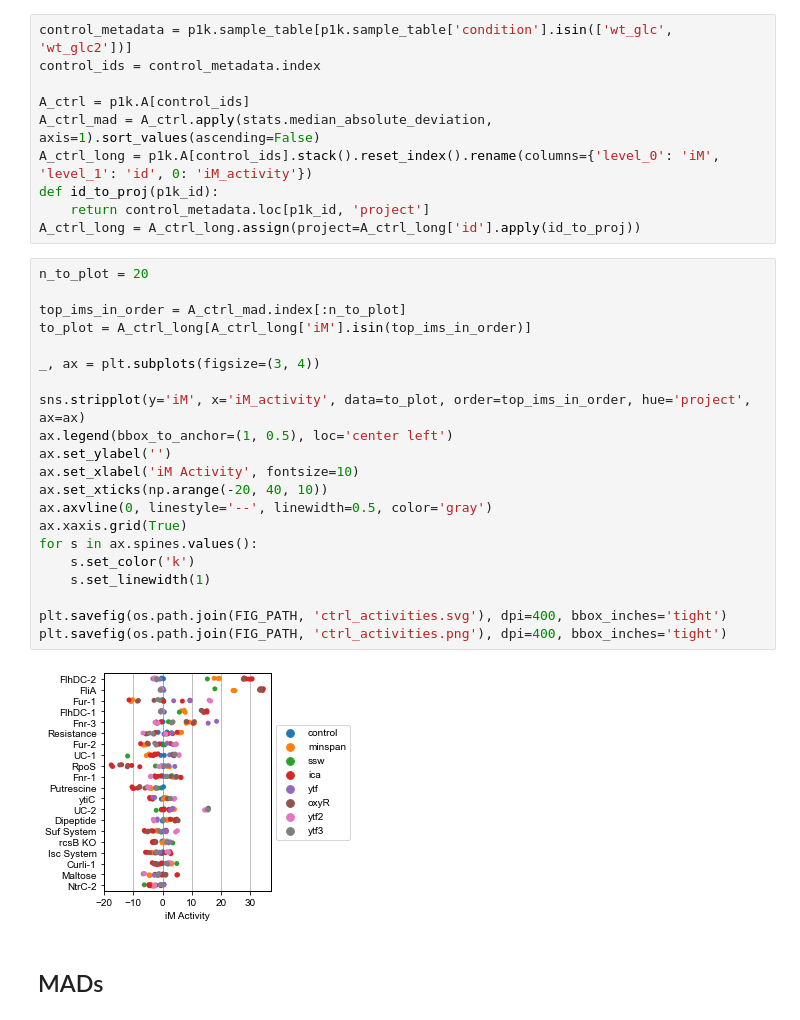
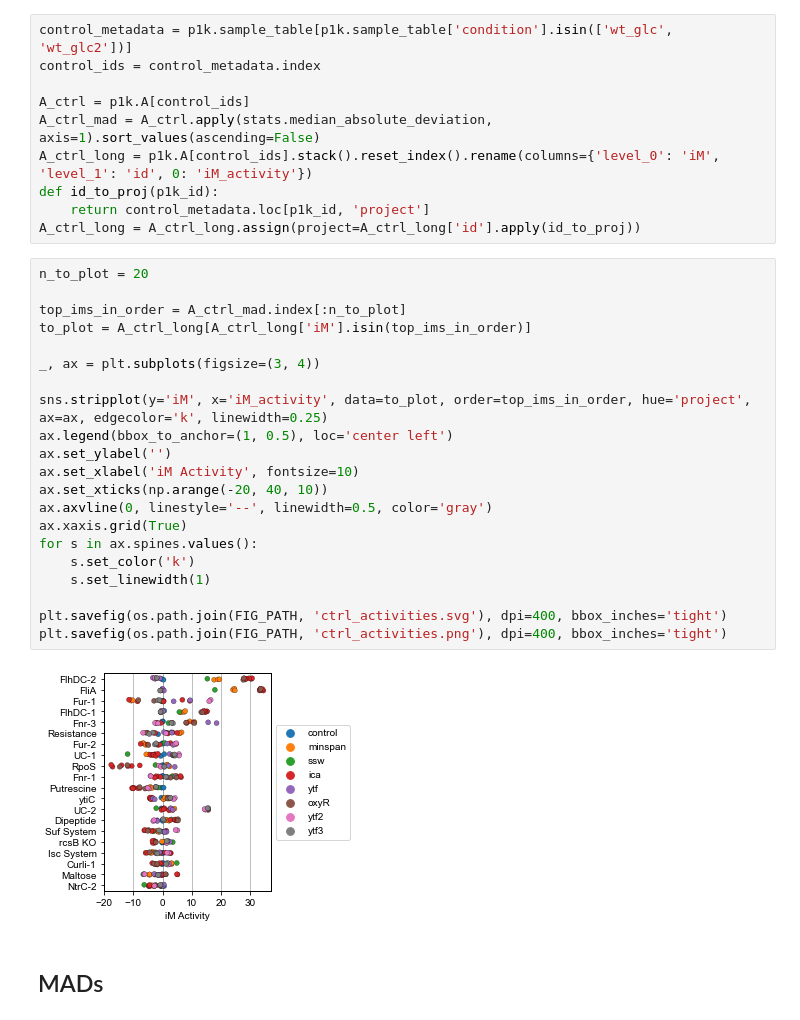
Before and after one commit to SBRG/precise1k, a Jupyter notebook: notebooks/precise1k/fig__investigate_activities.ipynb, the cells around one changed output. Saved outputs shown, nothing was run; the diff lists cells and outputs as text.

```diff
--- a/notebooks/precise1k/fig__investigate_activities.ipynb
+++ b/notebooks/precise1k/fig__investigate_activities.ipynb
@@ -53,26 +53,26 @@ A_ctrl_long = A_ctrl_long.assign(project=A_ctrl_long['id'].apply(id_to_proj))
 # %%
 n_to_plot = 20
 
 top_ims_in_order = A_ctrl_mad.index[:n_to_plot]
 to_plot = A_ctrl_long[A_ctrl_long['iM'].isin(top_ims_in_order)]
 
 _, ax = plt.subplots(figsize=(3, 4))
 
-sns.stripplot(y='iM', x='iM_activity', data=to_plot, order=top_ims_in_order, hue='project', ax=ax)
+sns.stripplot(y='iM', x='iM_activity', data=to_plot, order=top_ims_in_order, hue='project', ax=ax, edgecolor='k', linewidth=0.25)
 ax.legend(bbox_to_anchor=(1, 0.5), loc='center left')
 ax.set_ylabel('')
 ax.set_xlabel('iM Activity', fontsize=10)
 ax.set_xticks(np.arange(-20, 40, 10))
 ax.axvline(0, linestyle='--', linewidth=0.5, color='gray')
 ax.xaxis.grid(True)
 for s in ax.spines.values():
     s.set_color('k')
     s.set_linewidth(1)
 
 plt.savefig(os.path.join(FIG_PATH, 'ctrl_activities.svg'), dpi=400, bbox_inches='tight')
 plt.savefig(os.path.join(FIG_PATH, 'ctrl_activities.png'), dpi=400, bbox_inches='tight')
 # %% [output]
-[figure, old version]
+[figure, new version]
 # %% [markdown]
 ## MADs
 # %%
```
Also changed, not shown: 48 other files.
